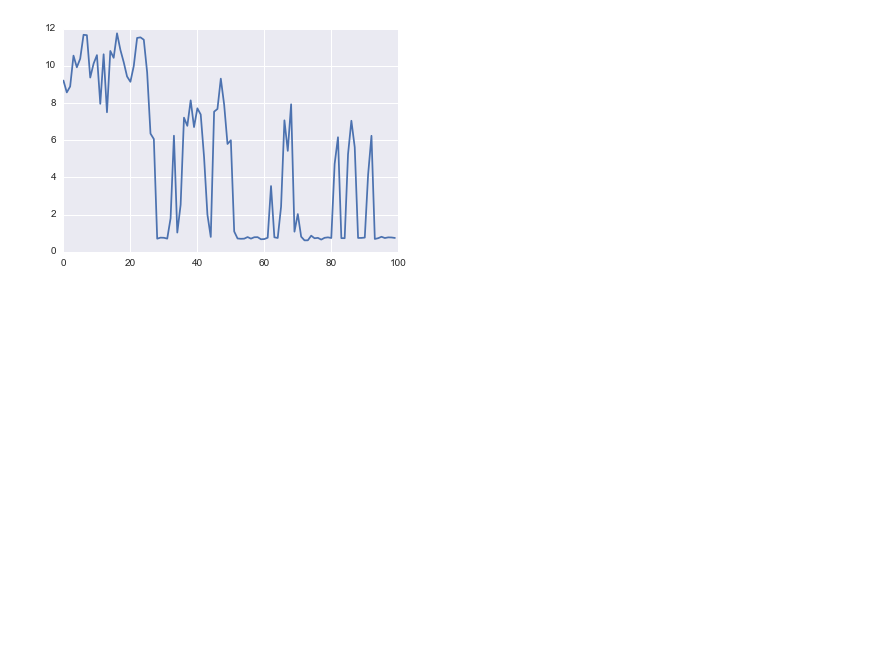
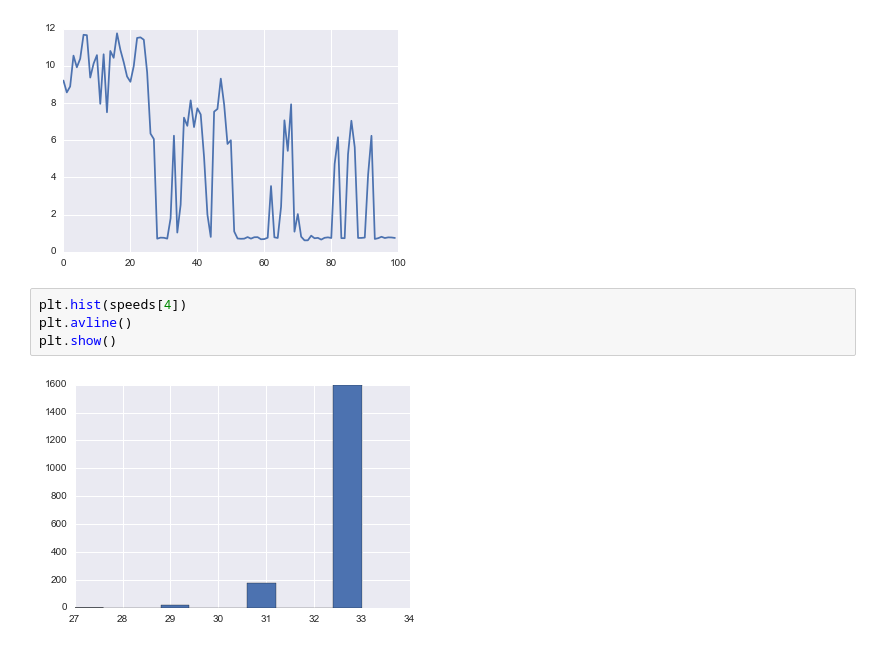
Before and after one commit to katjackson/traffic-simulation, a Jupyter notebook: Notebook Plots and Findings.ipynb, the cells around one changed output. Cells and saved outputs as stored; diff of their text form; blank space fills up the shorter version.

Commit message:
speed, mean, stdev histograms

```diff
--- a/Notebook Plots and Findings.ipynb
+++ b/Notebook Plots and Findings.ipynb
@@ -122,3 +122,9 @@ plt.plot(st_devs)
 plt.show()
 # %% [output]
 [figure]
+# %%
+plt.hist(speeds[4])
+plt.avline()
+plt.show()
+# %% [output]
+[figure, added]
```
